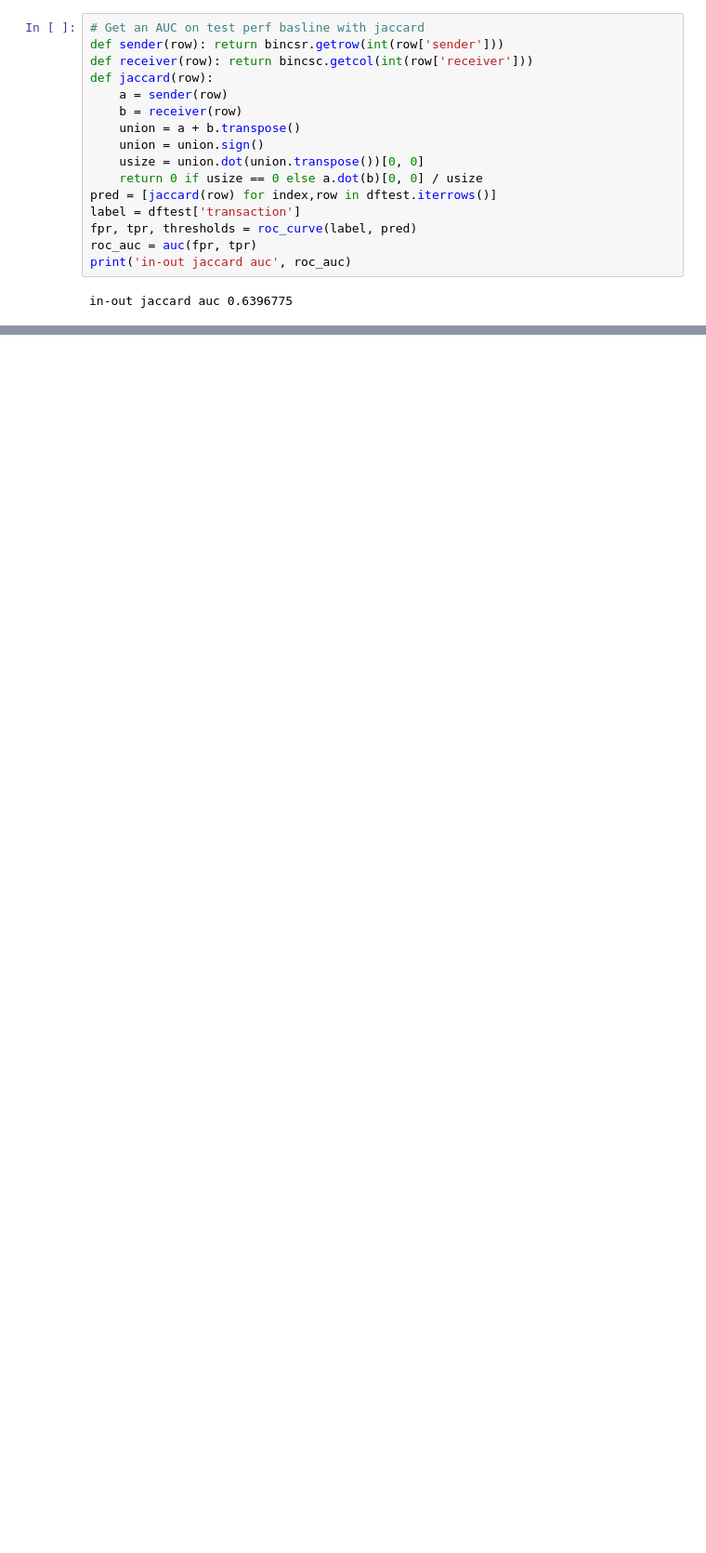
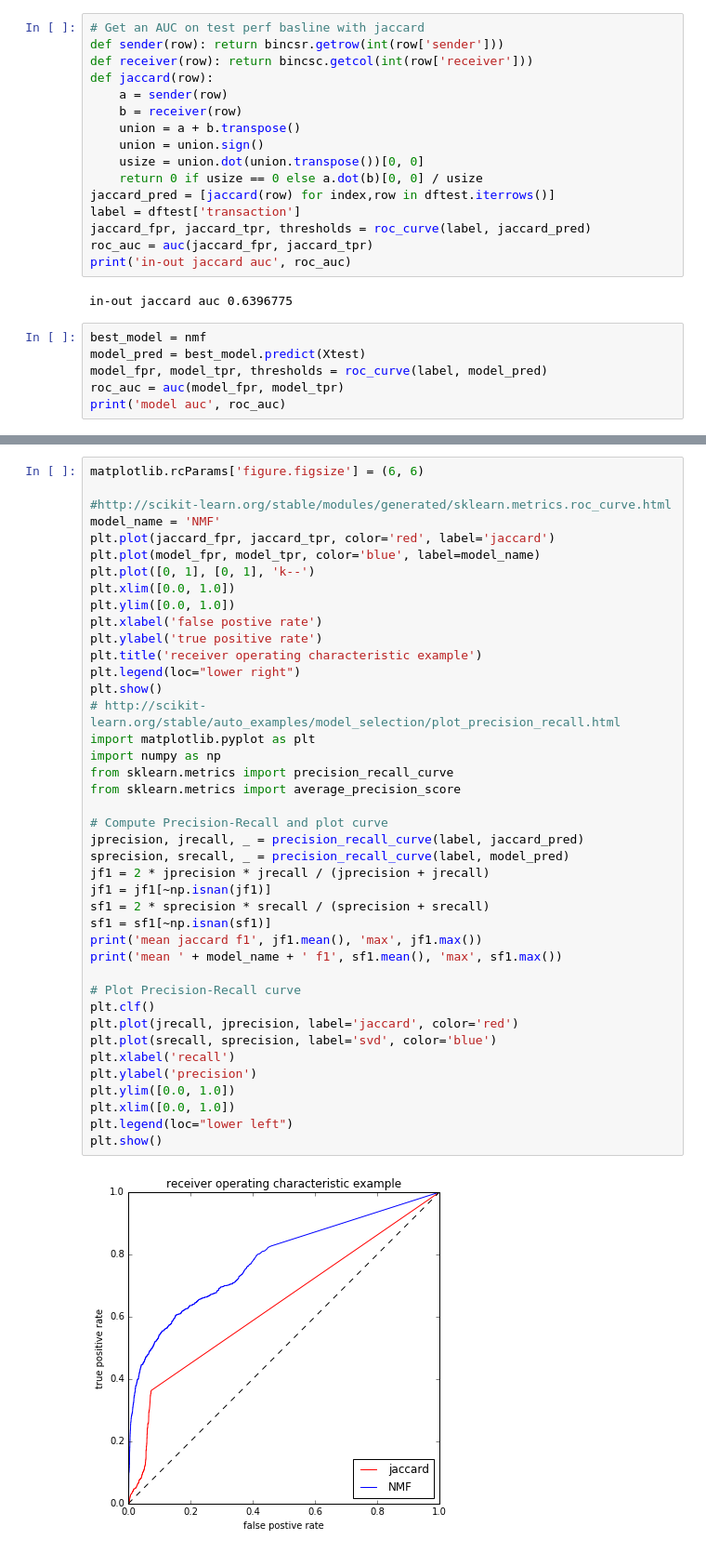
Before and after one commit to PrincetonUniversity/blockchain-detect, a Jupyter notebook: vyf_wmcleve_hw3.ipynb, the cells around one changed output, grey strips where cells are left out. Shown at 93% size. Saved outputs shown, nothing was run; the diff lists cells and outputs as text; blank space fills up the shorter version.

```diff
--- a/vyf_wmcleve_hw3.ipynb
+++ b/vyf_wmcleve_hw3.ipynb
@@ -722,10 +505,16 @@ def jaccard(row):
     union = union.sign()
     usize = union.dot(union.transpose())[0, 0]
     return 0 if usize == 0 else a.dot(b)[0, 0] / usize
-pred = [jaccard(row) for index,row in dftest.iterrows()]
+jaccard_pred = [jaccard(row) for index,row in dftest.iterrows()]
 label = dftest['transaction']
-fpr, tpr, thresholds = roc_curve(label, pred)
-roc_auc = auc(fpr, tpr)
+jaccard_fpr, jaccard_tpr, thresholds = roc_curve(label, jaccard_pred)
+roc_auc = auc(jaccard_fpr, jaccard_tpr)
 print('in-out jaccard auc', roc_auc)
 # %% [output]
 in-out jaccard auc 0.6396775
+# %%
+best_model = nmf
+model_pred = best_model.predict(Xtest)
+model_fpr, model_tpr, thresholds = roc_curve(label, model_pred)
+roc_auc = auc(model_fpr, model_tpr)
+print('model auc', roc_auc)
@@ -731,0 +523,43 @@ in-out jaccard auc 0.6396775
+# %%
+matplotlib.rcParams['figure.figsize'] = (6, 6)
+
+#http://scikit-learn.org/stable/modules/generated/sklearn.metrics.roc_curve.html
+model_name = 'NMF'
+plt.plot(jaccard_fpr, jaccard_tpr, color='red', label='jaccard')
+plt.plot(model_fpr, model_tpr, color='blue', label=model_name)
+plt.plot([0, 1], [0, 1], 'k--')
+plt.xlim([0.0, 1.0])
+plt.ylim([0.0, 1.0])
+plt.xlabel('false postive rate')
+plt.ylabel('true positive rate')
+plt.title('receiver operating characteristic example')
+plt.legend(loc="lower right")
+plt.show()
+# http://scikit-learn.org/stable/auto_examples/model_selection/plot_precision_recall.html
+import matplotlib.pyplot as plt
+import numpy as np
+from sklearn.metrics import precision_recall_curve
+from sklearn.metrics import average_precision_score
+
+# Compute Precision-Recall and plot curve
+jprecision, jrecall, _ = precision_recall_curve(label, jaccard_pred)
+sprecision, srecall, _ = precision_recall_curve(label, model_pred)
+jf1 = 2 * jprecision * jrecall / (jprecision + jrecall)
+jf1 = jf1[~np.isnan(jf1)]
+sf1 = 2 * sprecision * srecall / (sprecision + srecall)
+sf1 = sf1[~np.isnan(sf1)]
+print('mean jaccard f1', jf1.mean(), 'max', jf1.max())
+print('mean ' + model_name + ' f1', sf1.mean(), 'max', sf1.max())
+
+# Plot Precision-Recall curve
+plt.clf()
+plt.plot(jrecall, jprecision, label='jaccard', color='red')
+plt.plot(srecall, sprecision, label='svd', color='blue')
+plt.xlabel('recall')
+plt.ylabel('precision')
+plt.ylim([0.0, 1.0])
+plt.xlim([0.0, 1.0])
+plt.legend(loc="lower left")
+plt.show()
+# %% [output]
+[figure, added]
```
Also changed, not shown: parts of 24 cells of this notebook, 20 other files.
